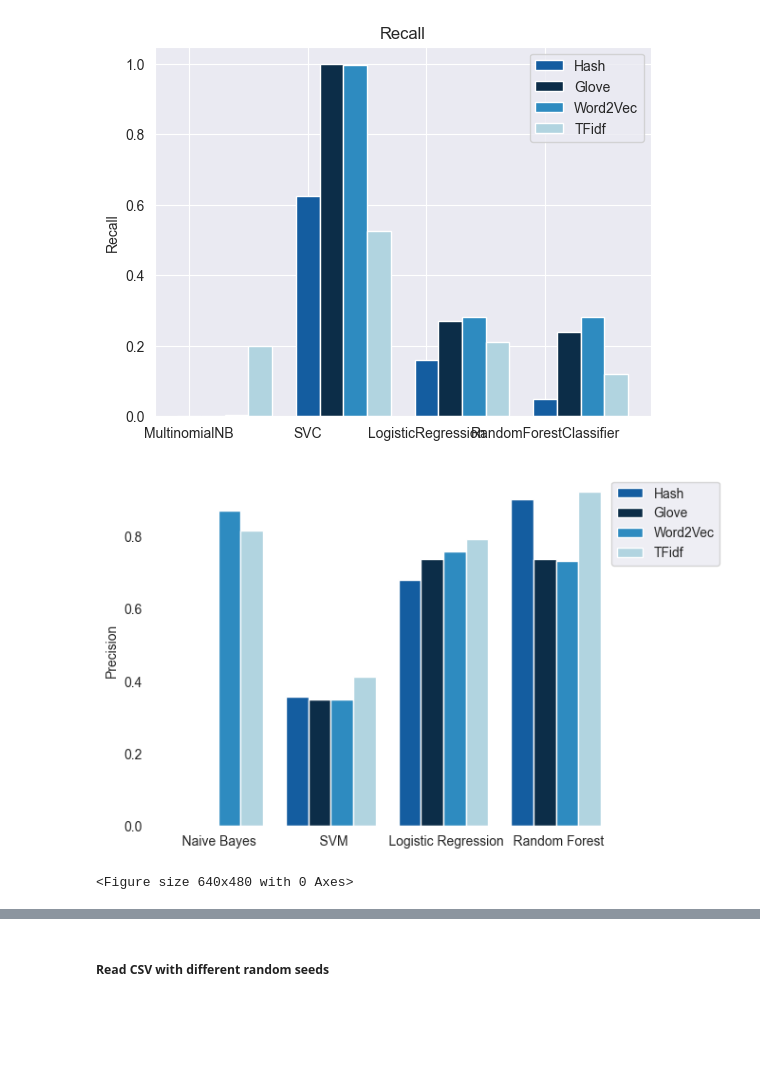
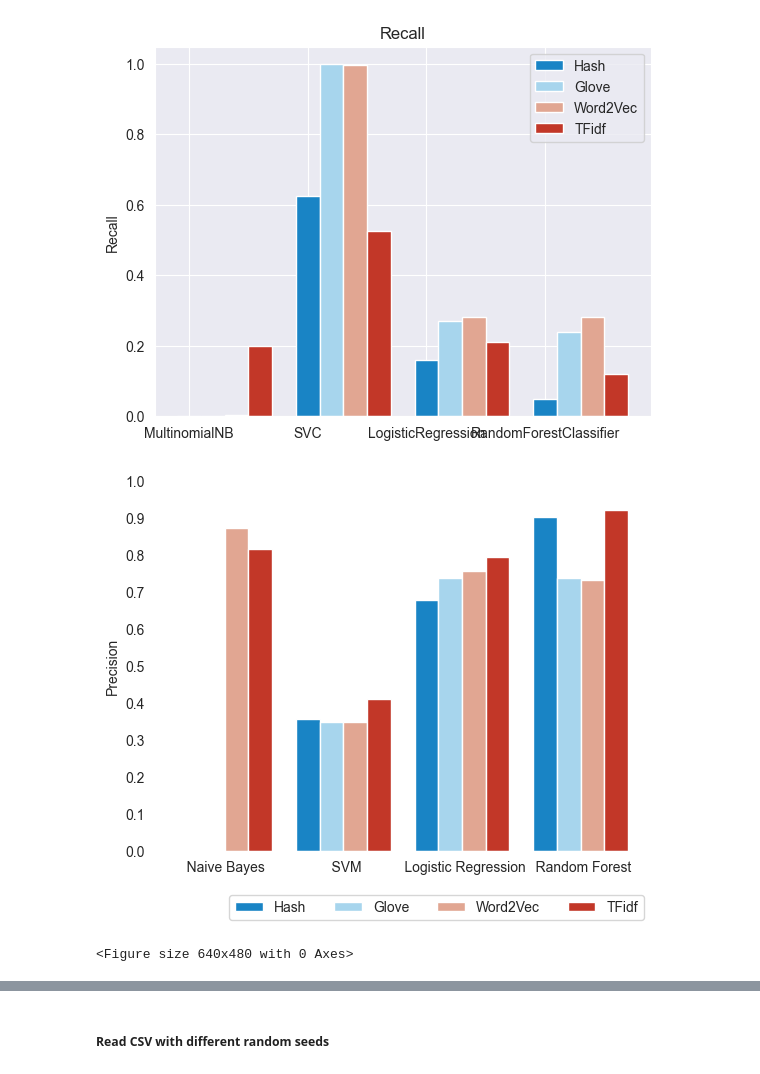
Before and after one commit to alessiodrigatti/toxic-classification, a Jupyter notebook: plots.ipynb, the cells around one changed output, grey strips where cells are left out. Drawn from its saved outputs; the diff is of its cells as text; code cells hidden in the pictures; blank space fills up the shorter version.

Commit message:
Final plots (changed colors and legends)

```diff
--- a/plots.ipynb
+++ b/plots.ipynb
@@ -13,7 +13,8 @@ models = df['Model'].unique()
 x = np.arange(len(models))
 width = 0.2
 
-colors = ['#145DA0', '#0C2D48', '#2E8BC0', '#B1D4E0']
+#colors = ['#145DA0', '#0C2D48', '#2E8BC0', '#B1D4E0']
+colors = ['#1984c5', '#a7d5ed', '#e1a692', '#c23728']
 # %%
 # create a dictionary to store the recall values
 recall_dict = {we: {m: 0 for m in models} for we in word_embeddings}
@@ -35,30 +36,31 @@ ax.set_ylabel("Recall")
 ax.legend()
 plt.show()
 # %% [output]
-[figure, old version]
+[figure, new version]
 # %%
 # create a dictionary to store the precision values
 precision_dict = {we: {m: 0 for m in models} for we in word_embeddings}
-labels = ["                   Naive Bayes", "                    SVM", "                    Logistic Regression", "                    Random Forest"]
+labels = ["Naive Bayes", "SVM", "Logistic Regression", "Random Forest"]
 
 for _, row in df.iterrows():
     precision_dict[row['WordEmbedding']][row['Model']] = row['Precision']
 
 fig, ax = plt.subplots()
 
 for i, we in enumerate(word_embeddings):
     precisions = [precision_dict[we][m] for m in models]
     ax.bar(x + i*width, precisions, width, label=we, color=colors[i])
 
 ax.set_xticks(x)
+ax.set_yticks(np.arange(0, 1.1, 0.1))
 ax.set_xticklabels(labels, ha='center')
 ax.set_facecolor("white")
 ax.set_ylabel("Precision")
-ax.legend(loc='upper right', bbox_to_anchor=(1.22, 1.0))
+ax.legend(loc='upper right', bbox_to_anchor=(1.0, -0.1), ncol=4, facecolor="white")
 plt.show()
 plt.savefig('precision.png', transparent=True)
 # %% [output]
-[figure, old version]
+[figure, new version]
 <Figure size 640x480 with 0 Axes>
 # %%
 # create a dictionary to store the fa score values
```
Also changed, not shown: parts of 3 cells of this notebook.
